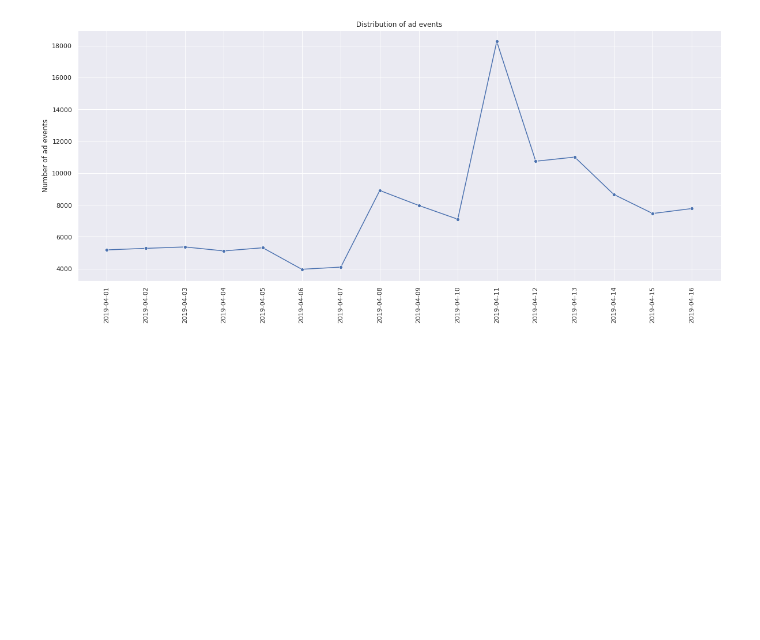
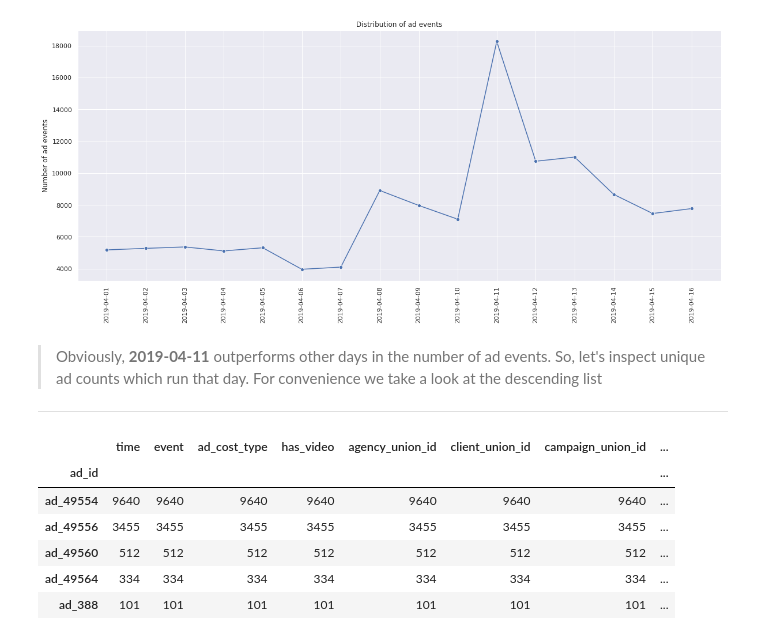
Before and after one commit to rysbekova/data-visualization-task, a Jupyter notebook: task.ipynb, the cells around one changed output. Saved outputs shown, nothing was run; the diff lists cells and outputs as text; code cells hidden in the pictures; blank space fills up the shorter version.

```diff
--- a/task.ipynb
+++ b/task.ipynb
@@ -39,3 +29,23 @@ fig.set(xlabel='', ylabel='Number of ad events', title="Distribution of ad event
  Text(0.5, 0, ''),
  Text(0.5, 1.0, 'Distribution of ad events')]
 [figure]
+# %% [markdown]
+> Obviously, **2019-04-11** outperforms other days in the number of ad events.
+So, let's inspect unique ad counts which run that day. For convenience we take a look at the descending list
+
+
+
+
+
+---
+# %%
+ad_counts_11_april = ad_data[ad_data.date == '2019-04-11'].groupby('ad_id').count().sort_values(by=['event'], ascending=False)
+ad_counts_11_april.head()
+# %% [output]
+|  | time | event | ad_cost_type | has_video | agency_union_id | client_union_id | campaign_union_id | ... |
+| ad_id |  |  |  |  |  |  |  | ... |
+| ad_49554 | 9640 | 9640 | 9640 | 9640 | 9640 | 9640 | 9640 | ... |
+| ad_49556 | 3455 | 3455 | 3455 | 3455 | 3455 | 3455 | 3455 | ... |
+| ad_49560 | 512 | 512 | 512 | 512 | 512 | 512 | 512 | ... |
+| ad_49564 | 334 | 334 | 334 | 334 | 334 | 334 | 334 | ... |
+| ad_388 | 101 | 101 | 101 | 101 | 101 | 101 | 101 | ... |
```
Also changed, not shown: parts of 26 cells of this notebook.
